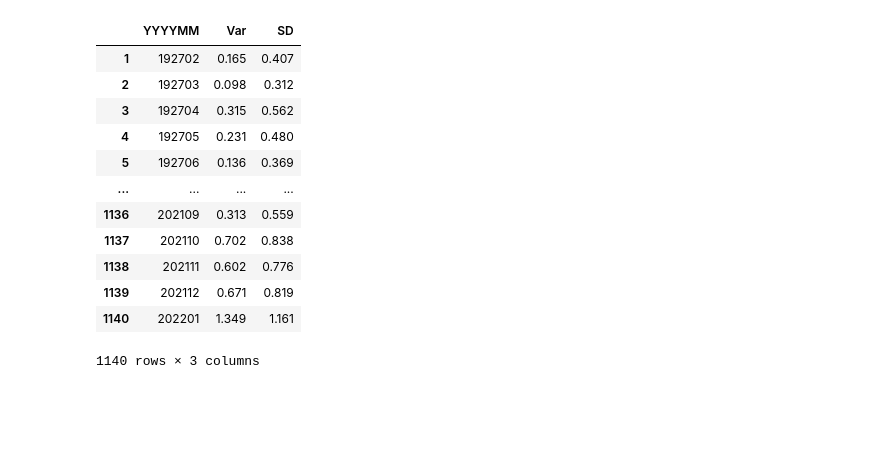
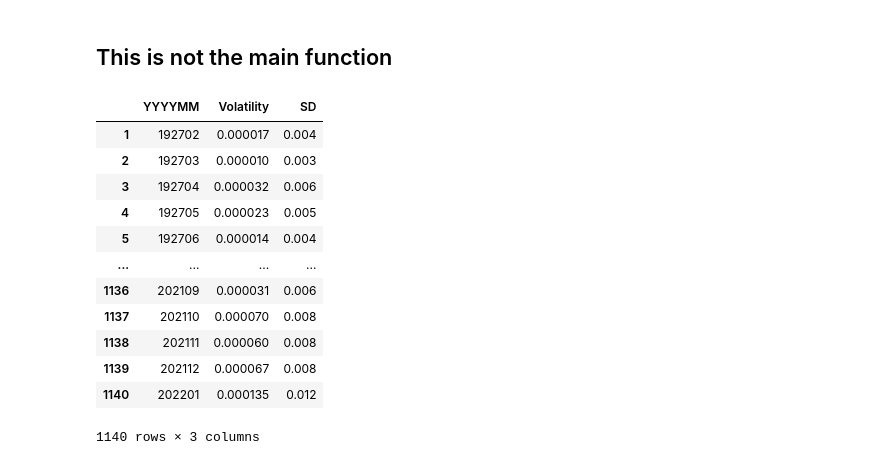
Before and after one commit to GhazaleZe/Machine-learning-for-optimal-portfolios, a Jupyter notebook: CompAss4_V1.ipynb, the cells around one changed output. Drawn from its saved outputs; the diff is of its cells as text; code cells hidden in the pictures; blank space fills up the shorter version.

```diff
--- a/CompAss4_V1.ipynb
+++ b/CompAss4_V1.ipynb
@@ -41,10 +41,21 @@ def reading_data():
   FF_monthly_df  = pd.read_csv("F-F_Research_Data_Factors.CSV")
   FF_monthly_df = FF_monthly_df [FF_monthly_df['Year_Month']>='192701']
   FF_monthly_df= FF_monthly_df.dropna()
+  FF_monthly_df['Year_Month'] = FF_monthly_df['Year_Month'].astype(int)
+  FF_monthly_df = FF_monthly_df [(FF_monthly_df['Year_Month']>=192701) & (FF_monthly_df['Year_Month']<202201)]
+  FF_monthly_df['Year_Month'] = FF_monthly_df['Year_Month'].astype(str)
+  FF_monthly_df.sort_values('Year_Month', ascending=True)
+
+  FF_monthly_df['Mkt-RF']= FF_monthly_df['Mkt-RF'].astype(float)/100
+  FF_monthly_df['RF']= FF_monthly_df['RF'].astype(float)/100
+
   download_daily.GetContentFile('F-F_Research_Data_Factors_daily.CSV')
 
   FF_daily_df  = pd.read_csv("F-F_Research_Data_Factors_daily.CSV")
   FF_daily_df = FF_daily_df.dropna()
+  FF_daily_df['Mkt-RF']= FF_daily_df['Mkt-RF'].astype(float)/100
+  FF_daily_df['RF']= FF_daily_df['RF'].astype(float)/100
+  FF_daily_df['MKt'] = FF_daily_df['Mkt-RF'] + FF_daily_df['RF']
   #FF_daily_df['YYMMDD'] = FF_daily_df['YYMMDD'].astype(int)
   FF_daily_df = FF_daily_df [(FF_daily_df['YYMMDD']>= '19270101') & (FF_daily_df['YYMMDD'] <= '20211231')]
 
@@ -62,5 +73,5 @@ def reading_data():
 FF_daily_df, FF_monthly_df, Predictore_df = reading_data()
 
 
-FF_daily_df.head()
+FF_daily_df
 # %% [output]
@@ -73,44 +107,48 @@ FF_daily_df.head()
+# %% [markdown]
+## This is not the main function
 # %%
 def extract_monthly_volitility(FF_daily_df):
-  df_volitility_daily = pd.DataFrame(columns=['YYYYMM', 'Var','SD'])
+  df_volitility_daily = pd.DataFrame(columns=['YYYYMM', 'Volatility','SD'])
   #def volatility_from_daily(df):
   year_index = np.arange(1927, 2022, 1)
   month_index = [f'{i:02}' for i in range(1, 13)]
   FF_daily_df['year'] = FF_daily_df['YYMMDD'].str[:4]
   FF_daily_df['month'] = FF_daily_df['YYMMDD'].str[4:6]
   FF_daily_df['day'] = FF_daily_df['YYMMDD'].str[6:]
+
   #FF_daily_df.head(50)
   for year in year_index:
     for month in month_index:
       sub_set_daily = FF_daily_df[(FF_daily_df['year']==str(year)) & (FF_daily_df['month']==str(month))]
       subset_copy = sub_set_daily.copy()
-      subset_copy['Mkt-RF'] = subset_copy['Mkt-RF'].astype(float).apply(lambda x: round(x**2, 3))
+      subset_copy['Mkt-RF'] = subset_copy['Mkt-RF'].apply(lambda x: x**2)
       sub_set_daily = subset_copy
       new_index = len(df_volitility_daily) + 1
       if month == '12':
-        df_volitility_daily.loc[new_index] = [str(year+1)+'01', round(sub_set_daily['Mkt-RF'].sum()/len(sub_set_daily['Mkt-RF']),3), round(np.sqrt(sub_set_daily['Mkt-RF'].sum()/len(sub_set_daily['Mkt-RF'])),3)]
+        df_volitility_daily.loc[new_index] = [str(year+1)+'01', sub_set_daily['Mkt-RF'].sum()/len(sub_set_daily['Mkt-RF']), round(np.sqrt(sub_set_daily['Mkt-RF'].sum()/len(sub_set_daily['Mkt-RF'])),3)]
       elif month <'09':
-        df_volitility_daily.loc[new_index] = [str(year)+ '0' +str(int(month)+1), round(sub_set_daily['Mkt-RF'].sum()/len(sub_set_daily['Mkt-RF']),3), round(np.sqrt(sub_set_daily['Mkt-RF'].sum()/len(sub_set_daily['Mkt-RF'])),3)]
+        df_volitility_daily.loc[new_index] = [str(year)+ '0' +str(int(month)+1), sub_set_daily['Mkt-RF'].sum()/len(sub_set_daily['Mkt-RF']), round(np.sqrt(sub_set_daily['Mkt-RF'].sum()/len(sub_set_daily['Mkt-RF'])),3)]
       else:
-        df_volitility_daily.loc[new_index] = [str(year)+str(int(month)+1), round(sub_set_daily['Mkt-RF'].sum()/len(sub_set_daily['Mkt-RF']),3),round(np.sqrt(sub_set_daily['Mkt-RF'].sum()/len(sub_set_daily['Mkt-RF'])),3)]
+        df_volitility_daily.loc[new_index] = [str(year)+str(int(month)+1), sub_set_daily['Mkt-RF'].sum()/len(sub_set_daily['Mkt-RF']),round(np.sqrt(sub_set_daily['Mkt-RF'].sum()/len(sub_set_daily['Mkt-RF'])),3)]
 
   df_volitility_daily.to_csv('volitility_daily.csv', index=False)
   return df_volitility_daily
 
-extract_monthly_volitility(FF_daily_df)
+df_volitility_daily=extract_monthly_volitility(FF_daily_df)
+df_volitility_daily
 # %% [output]
-|  | YYYYMM | Var | SD |
-| 1 | 192702 | 0.165 | 0.407 |
-| 2 | 192703 | 0.098 | 0.312 |
-| 3 | 192704 | 0.315 | 0.562 |
-| 4 | 192705 | 0.231 | 0.480 |
-| 5 | 192706 | 0.136 | 0.369 |
+|  | YYYYMM | Volatility | SD |
+| 1 | 192702 | 0.000017 | 0.004 |
+| 2 | 192703 | 0.000010 | 0.003 |
+| 3 | 192704 | 0.000032 | 0.006 |
+| 4 | 192705 | 0.000023 | 0.005 |
+| 5 | 192706 | 0.000014 | 0.004 |
 | ... | ... | ... | ... |
-| 1136 | 202109 | 0.313 | 0.559 |
-| 1137 | 202110 | 0.702 | 0.838 |
-| 1138 | 202111 | 0.602 | 0.776 |
-| 1139 | 202112 | 0.671 | 0.819 |
-| 1140 | 202201 | 1.349 | 1.161 |
+| 1136 | 202109 | 0.000031 | 0.006 |
+| 1137 | 202110 | 0.000070 | 0.008 |
+| 1138 | 202111 | 0.000060 | 0.008 |
+| 1139 | 202112 | 0.000067 | 0.008 |
+| 1140 | 202201 | 0.000135 | 0.012 |
 1140 rows × 3 columns
 # %%
 def extract_monthly_volitility_mean(FF_daily_df):
```
Also changed, not shown: parts of 28 cells of this notebook.
